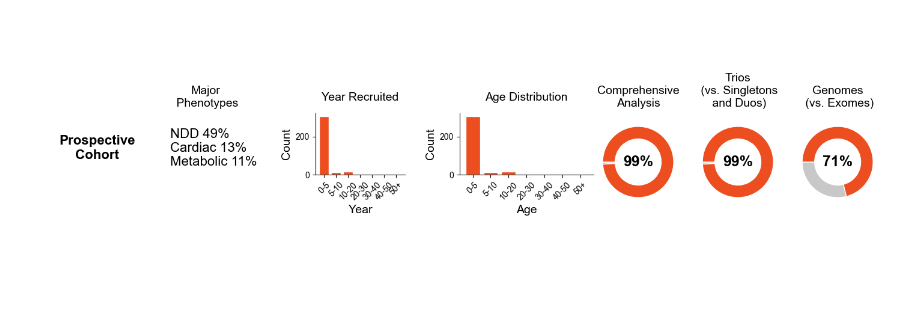
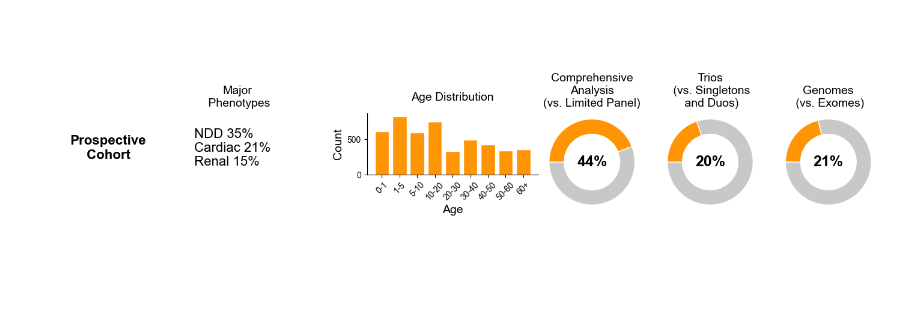
Before and after one commit to populationgenomics/talos_manuscript, a Jupyter notebook: Analyses/Jupyter_notebooks/Figure4_panel1.ipynb, the cells around one changed output. Saved outputs shown, nothing was run; the diff lists cells and outputs as text; code cells hidden in the pictures.

Commit message:
Figure 4 panel 1, connect latest data

```diff
--- a/Analyses/Jupyter_notebooks/Figure4_panel1.ipynb
+++ b/Analyses/Jupyter_notebooks/Figure4_panel1.ipynb
@@ -9,36 +9,44 @@ from matplotlib.patches import Circle
 plt.rcParams['font.family'] = 'Arial'
 
 #Load data
-data = pd.read_csv('../../Data/Fig2/Fig2_panel1.csv', header=0, index_col=0)
-RGP_age_data = pd.read_csv('../../Data/Fig2/RGP_Data_For_Talos_Paper_public.csv', header=0, index_col=0)
-ACG_age_data = pd.read_csv('../../Data/Fig2/ACG_ages.csv', header=0, index_col=0)
+data = pd.read_csv('../../Data/Fig4/Fig4_panel1.csv', header=0, index_col=0)
+age_data = pd.read_csv('../../Data/Fig4/Fig4_panel1_AG_VCGS_age_breakdown.csv', header=0, index_col=0)
 
-# Manual Solves ACG
+# Manual Solves
 x1 = int(data['Total_solves'][0])
 t1 = int(data['Cohort_size'][0])
 y1 = t1-x1
 sizes1 = [y1, x1]
 text1 = r'$\frac{{{}}}{{{}}}$'.format(x1, t1)
 labels1 = ['', '']
-col1 = ['#C8C8C8', '#EC4E20']
+col1 = ['#C8C8C8', '#FF9505']
 
-# Trios vs. Singletons ACG
+# Comprehensive
+x4 = int(data['Comprehensive'][0])
+t4 = int(data['Cohort_size'][0])
+y4 = t4-x4
+sizes4 = [y4, x4]
+text4 = "{:.0%}".format(x4 / t4)
+labels4 = ['', '']
+col5 = ['#C8C8C8', '#FF9505']
+
+# Trios vs. Singletons
 x5 = int(data['Trios'][0])
 t5 = int(data['Cohort_size'][0])
 y5 = t5-x5
 sizes5 = [y5, x5]
 text5 = "{:.0%}".format(x5 / t5)
 labels5 = ['', '']
-col5 = ['#C8C8C8', '#EC4E20']
+col5 = ['#C8C8C8', '#FF9505']
 
-# Genomes vs. Exomes ACG
+# Genomes vs. Exomes
 x6 = int(data['Genomes'][0])
 t6 = int(data['Cohort_size'][0])
 y6 = t6-x6
 sizes6 = [y6, x6]
 text6 = "{:.0%}".format(x6 / t6)
 labels6 = ['', '']
-col6 = ['#C8C8C8', '#EC4E20']
+col6 = ['#C8C8C8', '#FF9505']
 
 # Major Phenotypes data
 Ap3 = int(data['Phen1_num'][0])
@@ -46,23 +54,30 @@ Bp3 = int(data['Phen2_num'][0])
 Cp3 = int(data['Phen3_num'][0])
 Totalp3 = int(data['Cohort_size'][0])
 
-Ap3_2 = int(data['Phen1_num'][1])
-Bp3_2 = int(data['Phen2_num'][1])
-Cp3_2 = int(data['Phen3_num'][1])
-Totalp3_2 = int(data['Cohort_size'][1])
-
 # Novel Solves data
 countp2 = 7
 Total = 200
 
 # Age data
-ACG_ages = ACG_age_data['Number']
-bin_labels = ["0-5", "5-10", "10-20", "20-30", "30-40", "40-50", "50+"] # custom labels for the bins
+combined_bins = {
+    '0-1': age_data[(age_data['Max'] <= 1)]['Count'].sum(),
+    '1-5': age_data[(age_data['Max'] > 1) & (age_data['Max'] <= 5)]['Count'].sum(),
+    '5-10': age_data[(age_data['Max'] > 5) & (age_data['Max'] <= 10)]['Count'].sum(),
+    '10-20': age_data[(age_data['Max'] > 10) & (age_data['Max'] <= 20)]['Count'].sum(),
+    '20-30': age_data[(age_data['Max'] > 20) & (age_data['Max'] <= 30)]['Count'].sum(),
+    '30-40': age_data[(age_data['Max'] > 30) & (age_data['Max'] <= 40)]['Count'].sum(),
+    '40-50': age_data[(age_data['Max'] > 40) & (age_data['Max'] <= 50)]['Count'].sum(),
+    '50-60': age_data[(age_data['Max'] > 50) & (age_data['Max'] <= 60)]['Count'].sum(),
+    '60+': age_data[age_data['Max'] > 60]['Count'].sum()
+}
+combined_data = pd.DataFrame(list(combined_bins.items()), columns=['Age Group', 'Count'])
+ages = combined_data['Count']
+bin_labels = combined_data['Age Group']
 #age_categories = pd.cut(ages, bins=bin_edges, right=False)
 
 # Create figure and gridspec layout
 fig = plt.figure(figsize=(18, 6))
-gs = gridspec.GridSpec(1, 7, width_ratios=[1.2, 1, 1.5, 2, 1, 1, 1], wspace=0.1, hspace=-0.4)
+gs = gridspec.GridSpec(1, 7, width_ratios=[1.2, 1, 0, 2, 1, 1, 1], wspace=0.1, hspace=-0.4)
 
 # New first panel: Text only
 ax0 = fig.add_subplot(gs[0, 0])
@@ -79,33 +94,33 @@ phen3 = data['Major_Phen3'][0]
 text2 = f'{phen1} {Ap3/Totalp3:.0%}\n{phen2} {Bp3/Totalp3:.0%}\n{phen3} {Cp3/Totalp3:.0%}'
 ax1.text(0.1, 0.55, text2, ha='left', va='center', fontsize=16, fontname='Arial')
 
-# Third panel: Histogram
-ax2 = fig.add_subplot(gs[0, 2])
-#age_counts = age_categories.value_counts().sort_index()
-ax2.bar(bin_labels, ACG_ages, edgecolor='white', color=col5[1])
-ax2.set_xlabel('Year', fontsize=14, fontname='Arial') # Relying on identical label in row below
-ax2.set_ylabel('Count', fontsize=14, fontname='Arial')
-ax2.set_xticks(range(len(bin_labels)))
-ax2.set_xticklabels(bin_labels, rotation=45)
-ax2.spines['top'].set_visible(False)
-ax2.spines['right'].set_visible(False)
+# # Third panel: Histogram
+# ax2 = fig.add_subplot(gs[0, 2])
+# #age_counts = age_categories.value_counts().sort_index()
+# ax2.bar(bin_labels, ages, edgecolor='white', color=col5[1])
+# ax2.set_xlabel('Year', fontsize=14, fontname='Arial') # Relying on identical label in row below
+# ax2.set_ylabel('Count', fontsize=14, fontname='Arial')
+# ax2.set_xticks(range(len(bin_labels)))
+# ax2.set_xticklabels(bin_labels, rotation=45)
+# ax2.spines['top'].set_visible(False)
+# ax2.spines['right'].set_visible(False)
 
 
 # Fourth panel: Histogram
 ax3 = fig.add_subplot(gs[0, 3])
 #age_counts = age_categories.value_counts().sort_index()
-ax3.bar(bin_labels, ACG_ages, edgecolor='white', color=col5[1])
+ax3.bar(bin_labels[:18], ages[:18], edgecolor='white', color=col5[1])
 ax3.set_xlabel('Age', fontsize=14, fontname='Arial') # Relying on identical label in row below
 ax3.set_ylabel('Count', fontsize=14, fontname='Arial')
-ax3.set_xticks(range(len(bin_labels)))
-ax3.set_xticklabels(bin_labels, rotation=45)
+ax3.set_xticks(range(len(bin_labels[:18])))
+ax3.set_xticklabels(bin_labels[:18], rotation=45)
 ax3.spines['top'].set_visible(False)
 ax3.spines['right'].set_visible(False)
 
 # Adjust the bounding box of the histograms
-pos = ax2.get_position()
-pos_new = [pos.x0 + 0.05, pos.y0 + 0.35, pos.width - 0.04, pos.height - 0.6]
-ax2.set_position(pos_new)
+# pos = ax2.get_position()
+# pos_new = [pos.x0 + 0.05, pos.y0 + 0.35, pos.width - 0.04, pos.height - 0.6]
+# ax2.set_position(pos_new)
 
 pos = ax3.get_position()
 pos_new = [pos.x0 + 0.05, pos.y0 + 0.35, pos.width - 0.04, pos.height - 0.6]
@@ -116,10 +131,10 @@ ax4 = fig.add_subplot(gs[0, 4])
 ax4.axis('equal')
 width = 0.35
 kwargs = dict(colors=col5, startangle=180)
-outside, _ = ax4.pie(sizes5, radius=1, pctdistance=1 - width / 2, labels=labels5, **kwargs)
+outside, _ = ax4.pie(sizes4, radius=1, pctdistance=1 - width / 2, labels=labels4, **kwargs)
 plt.setp(outside, width=width, edgecolor='white')
 kwargs = dict(size=18, fontweight='bold', va='center', fontname='Arial')
-ax4.text(0, 0, text5, ha='center', **kwargs)
+ax4.text(0, 0, text4, ha='center', **kwargs)
 
 # Sixth panel: Pie chart
 ax5 = fig.add_subplot(gs[0, 5])
@@ -131,33 +146,33 @@ plt.setp(outside, width=width, edgecolor='white')
 kwargs = dict(size=18, fontweight='bold', va='center', fontname='Arial')
 ax5.text(0, 0, text5, ha='center', **kwargs)
 
 # Seventh panel: Pie chart
 ax6 = fig.add_subplot(gs[0, 6])
 ax6.axis('equal')
 width = 0.35
 kwargs = dict(colors=col6, startangle=180)
 outside, _ = ax6.pie(sizes6, radius=1, pctdistance=1 - width / 2, labels=labels6, **kwargs)
 plt.setp(outside, width=width, edgecolor='white')
 kwargs = dict(size=18, fontweight='bold', va='center', fontname='Arial')
 ax6.text(0, 0, text6, ha='center', **kwargs)
 
 # Add titles
 # Why do these have this strange "y" value? See this github issue for more info:
 # https://github.com/matplotlib/matplotlib/issues/16805#issuecomment-600277360
 # Hopefully at some point an update will fix this
 
 ax0.set_title('', fontsize=14, fontname='Arial', pad=-30, y=1.000001)
 ax1.set_title('Major\n Phenotypes', fontsize=14, fontname='Arial', pad=-100, y=1.000001)
-ax2.set_title('Year Recruited', fontsize=14, fontname='Arial', pad=15, y=1.000001)
+# ax2.set_title('Year Recruited', fontsize=14, fontname='Arial', pad=15, y=1.000001)
 ax3.set_title('Age Distribution', fontsize=14, fontname='Arial', pad=15, y=1.000001)
-ax4.set_title('Comprehensive\nAnalysis', fontsize=14, pad=-100, y=1.000001)
+ax4.set_title('Comprehensive\nAnalysis\n(vs. Limited Panel)', fontsize=14, pad=-100, y=1.000001)
 ax5.set_title('Trios\n (vs. Singletons\n and Duos)', fontsize=14, fontname='Arial', pad=-100, y=1.000001)
 ax6.set_title('Genomes\n (vs. Exomes)', fontsize=14, fontname='Arial', pad=-100, y=1.000001)
 
 
 # Adjust layout
 plt.tight_layout()
 
 fig.savefig('../../Figures/Fig4/Fig4_panel1.png')
 # %% [output]
-[figure, old version]
+[figure, new version]
```
Also changed, not shown: 3 other files.
